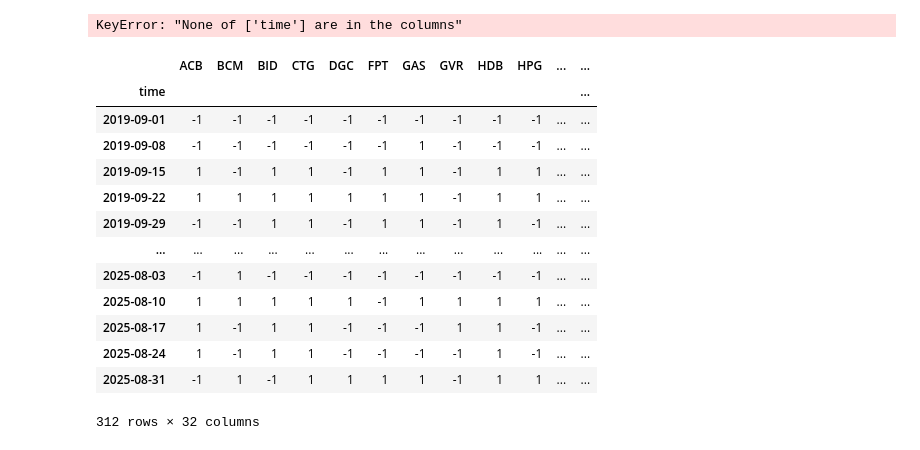
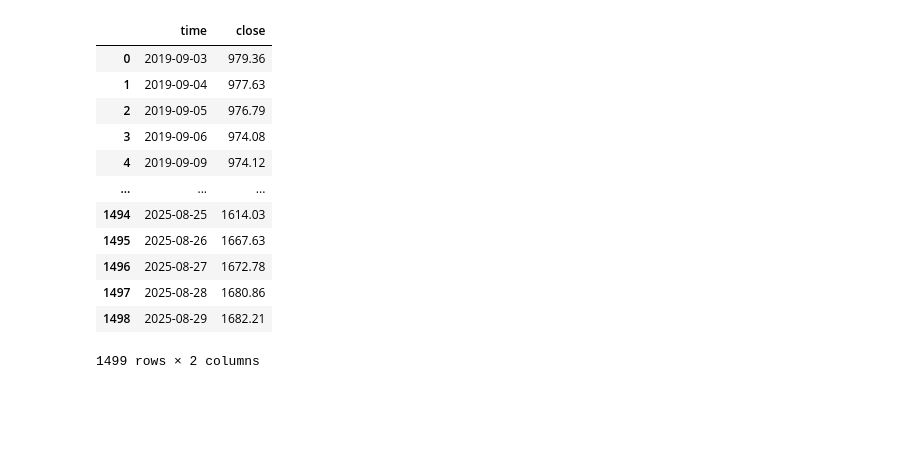
Before and after one commit to minhphuongngo2003-main/Work-Laptop, a Jupyter notebook: Advance Decline Line (AD Line).ipynb, the cells around one changed output. Drawn from its saved outputs; the diff is of its cells as text; code cells hidden in the pictures; blank space fills up the shorter version.

```diff
--- a/Advance Decline Line (AD Line).ipynb
+++ b/Advance Decline Line (AD Line).ipynb
@@ -84,9 +74,24 @@ VRE
 # %%
 DF_Summary.set_index('time',inplace=True)
 DF_Summary.fillna(0,inplace=True)
-DF_Summary
+DF_Fin.set_index('time',inplace=True)
+DF_Fin.fillna(0,inplace=True)
-# %% [output]
-KeyError: "None of ['time'] are in the columns"
 # %%
-df = s.quote.history (symbol = 'VNINDEX',start = str(dt.date.today() - dt.timedelta(365*10) ), end = str(dt.date.today()), interval = '1W')
+DF_INDEX = s.quote.history (symbol = 'VNINDEX',start = str(dt.date.today() - dt.timedelta(365*6) ), end = str(dt.date.today()), interval = '1D')
+DF_INDEX.drop(columns=['open','high','low','volume'], inplace = True)
+DF_INDEX
+# %% [output]
+|  | time | close |
+| 0 | 2019-09-03 | 979.36 |
+| 1 | 2019-09-04 | 977.63 |
+| 2 | 2019-09-05 | 976.79 |
+| 3 | 2019-09-06 | 974.08 |
+| 4 | 2019-09-09 | 974.12 |
+| ... | ... | ... |
+| 1494 | 2025-08-25 | 1614.03 |
+| 1495 | 2025-08-26 | 1667.63 |
+| 1496 | 2025-08-27 | 1672.78 |
+| 1497 | 2025-08-28 | 1680.86 |
+| 1498 | 2025-08-29 | 1682.21 |
+1499 rows × 2 columns
 # %%
@@ -94,19 +101,6 @@ DF_working = DF_Summary
 # %%
 DF_working['A_D'] = DF_working.sum(axis=1)
 DF_working['Progress_A_D'] = DF_working['A_D'].cumsum()
-DF_working
+
+DF_work_Fin['A_D'] = DF_work_Fin.sum(axis=1)
+DF_work_Fin['Progress_A_D'] = DF_work_Fin['A_D'].cumsum()
-# %% [output]
-|  | ACB | BCM | BID | CTG | DGC | FPT | GAS | GVR | HDB | HPG | ... | ... |
-| time |  |  |  |  |  |  |  |  |  |  |  | ... |
-| 2019-09-01 | -1 | -1 | -1 | -1 | -1 | -1 | -1 | -1 | -1 | -1 | ... | ... |
-| 2019-09-08 | -1 | -1 | -1 | -1 | -1 | -1 | 1 | -1 | -1 | -1 | ... | ... |
-| 2019-09-15 | 1 | -1 | 1 | 1 | -1 | 1 | 1 | -1 | 1 | 1 | ... | ... |
-| 2019-09-22 | 1 | 1 | 1 | 1 | 1 | 1 | 1 | -1 | 1 | 1 | ... | ... |
-| 2019-09-29 | -1 | -1 | 1 | 1 | -1 | 1 | 1 | -1 | 1 | -1 | ... | ... |
-| ... | ... | ... | ... | ... | ... | ... | ... | ... | ... | ... | ... | ... |
-| 2025-08-03 | -1 | 1 | -1 | -1 | -1 | -1 | -1 | -1 | -1 | -1 | ... | ... |
-| 2025-08-10 | 1 | 1 | 1 | 1 | 1 | -1 | 1 | 1 | 1 | 1 | ... | ... |
-| 2025-08-17 | 1 | -1 | 1 | 1 | -1 | -1 | -1 | 1 | 1 | -1 | ... | ... |
-| 2025-08-24 | 1 | -1 | 1 | 1 | -1 | -1 | -1 | -1 | 1 | -1 | ... | ... |
-| 2025-08-31 | -1 | 1 | -1 | 1 | 1 | 1 | 1 | -1 | 1 | 1 | ... | ... |
-312 rows × 32 columns
```
Also changed, not shown: parts of 11 cells of this notebook, 1 other file.
